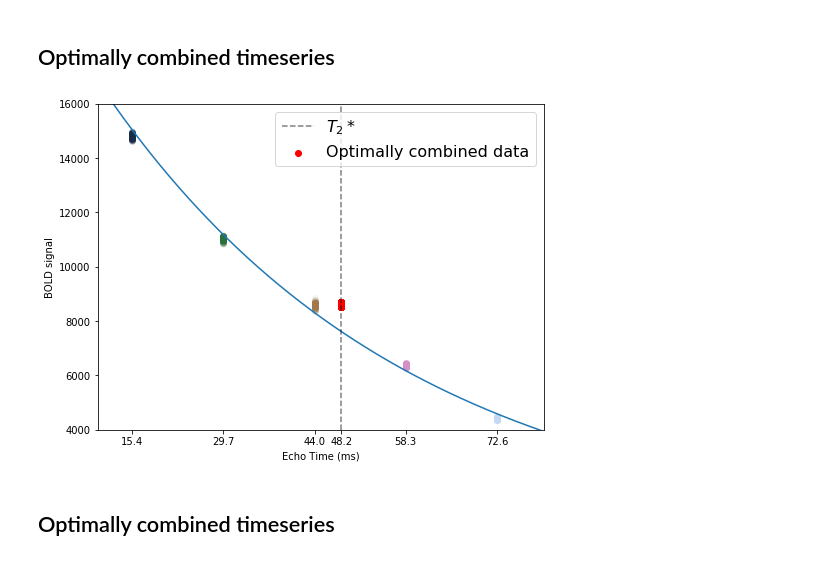
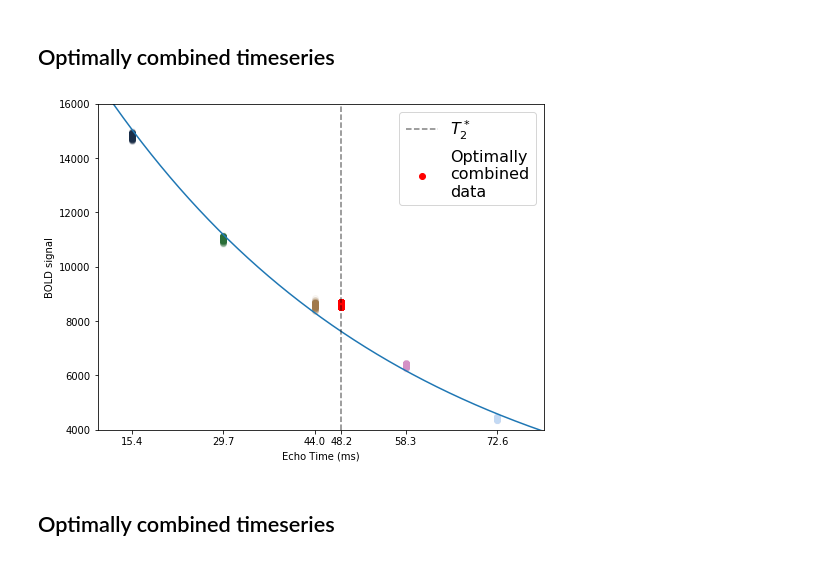
Before and after one commit to NBCLab/power-replication, a Jupyter notebook: figures/optimal_combination_workflow_plots.ipynb, the cells around one changed output. Cells and saved outputs as stored; diff of their text form; code cells hidden in the pictures.

```diff
--- a/figures/optimal_combination_workflow_plots.ipynb
+++ b/figures/optimal_combination_workflow_plots.ipynb
@@ -62,7 +63,7 @@ oc = np.average(np.vstack(ts), axis=0, weights=alpha)
 fig, axes = plt.subplots(n_echoes, sharex=True, sharey=False, figsize=(14, 6))
 for i_echo in range(n_echoes):
     axes[i_echo].plot(ts[i_echo], color=pal[i_echo])
-    axes[i_echo].set_ylabel(echo_times[i_echo], rotation=0, va='center', labelpad=15)
+    axes[i_echo].set_ylabel('{0}ms'.format(echo_times[i_echo]), rotation=0, va='center', ha='right')
     axes[i_echo].set_yticks([])
     axes[i_echo].set_xticks([])
 
@@ -188,27 +220,27 @@ fig.show()
 # %%
 fig, ax = plt.subplots(figsize=(8, 6))
 for i_echo in range(n_echoes):
     rep_echo_times = np.ones(n_trs) * echo_times[i_echo]
     ax.scatter(rep_echo_times, ts[i_echo], alpha=0.05, color=pal[i_echo])
 
 ax.plot(mono_x, mono_y)
 
 # Optimal combination
 rep_t2s = np.ones(n_trs) * t2s
-ax.scatter(rep_t2s, oc, alpha=1, color='red', label='Optimally combined data')
+ax.scatter(rep_t2s, oc, alpha=1, color='red', label='Optimally\ncombined\ndata')
 
-ax.axvline(t2s, 0, 20000, label='$T_2*$', color='black', linestyle='--', alpha=0.5)
+ax.axvline(t2s, 0, 20000, label='$T_2^*$', color='black', linestyle='--', alpha=0.5)
 ax.set_ylabel('BOLD signal')
 ax.set_xlabel('Echo Time (ms)')
 ax.set_xticks(np.hstack((echo_times, [t2s])))
 ax.set_xlim(10, 80)
 ax.set_ylim(4000, 16000)
 
 legend = ax.legend(frameon=True, fontsize=16)
 
 fig.show()
 # %% [output]
-[figure, old version]
+[figure, new version]
 # %% [markdown]
 ## Optimally combined timeseries
 # %%
```
Also changed, not shown: parts of 10 cells of this notebook.
